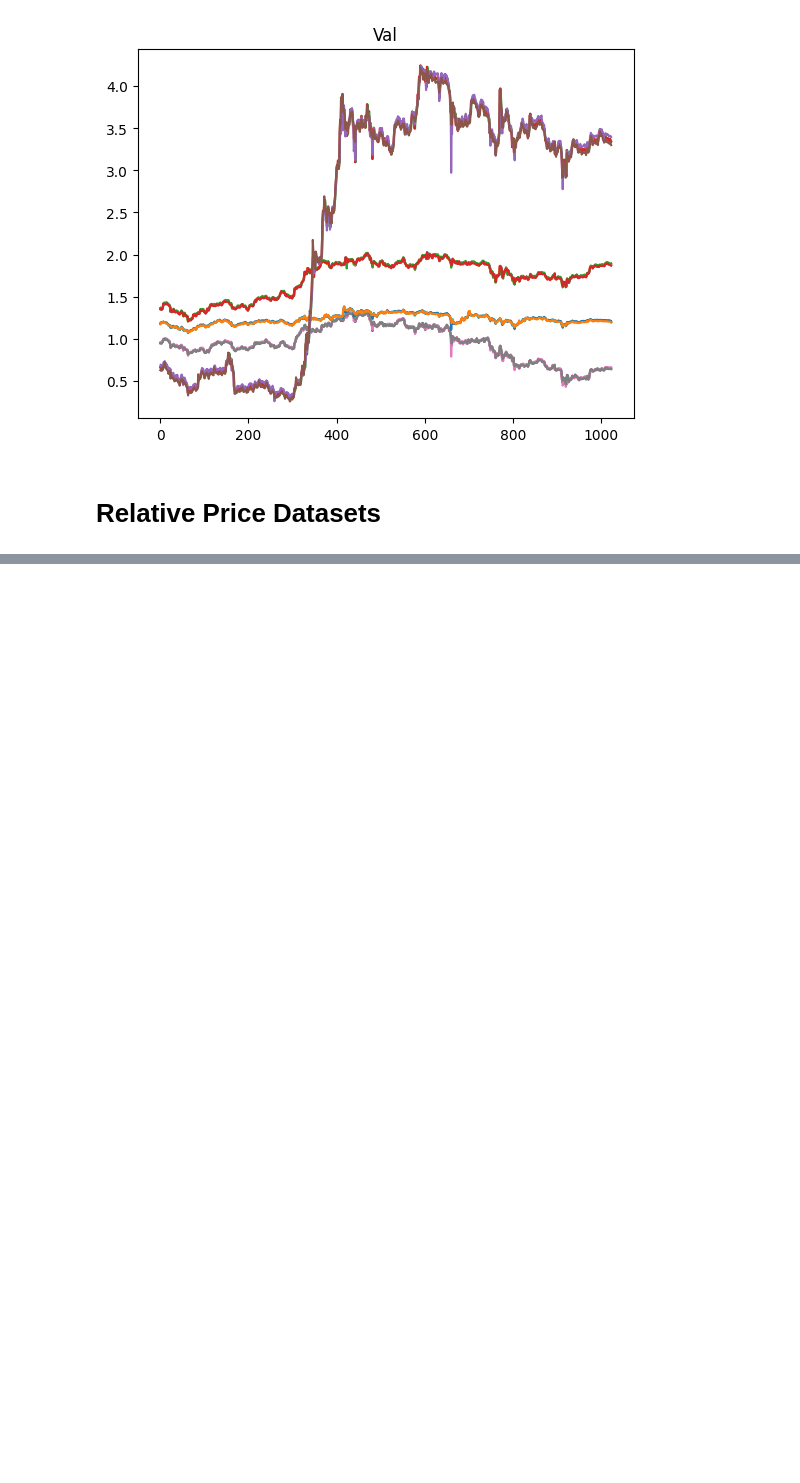
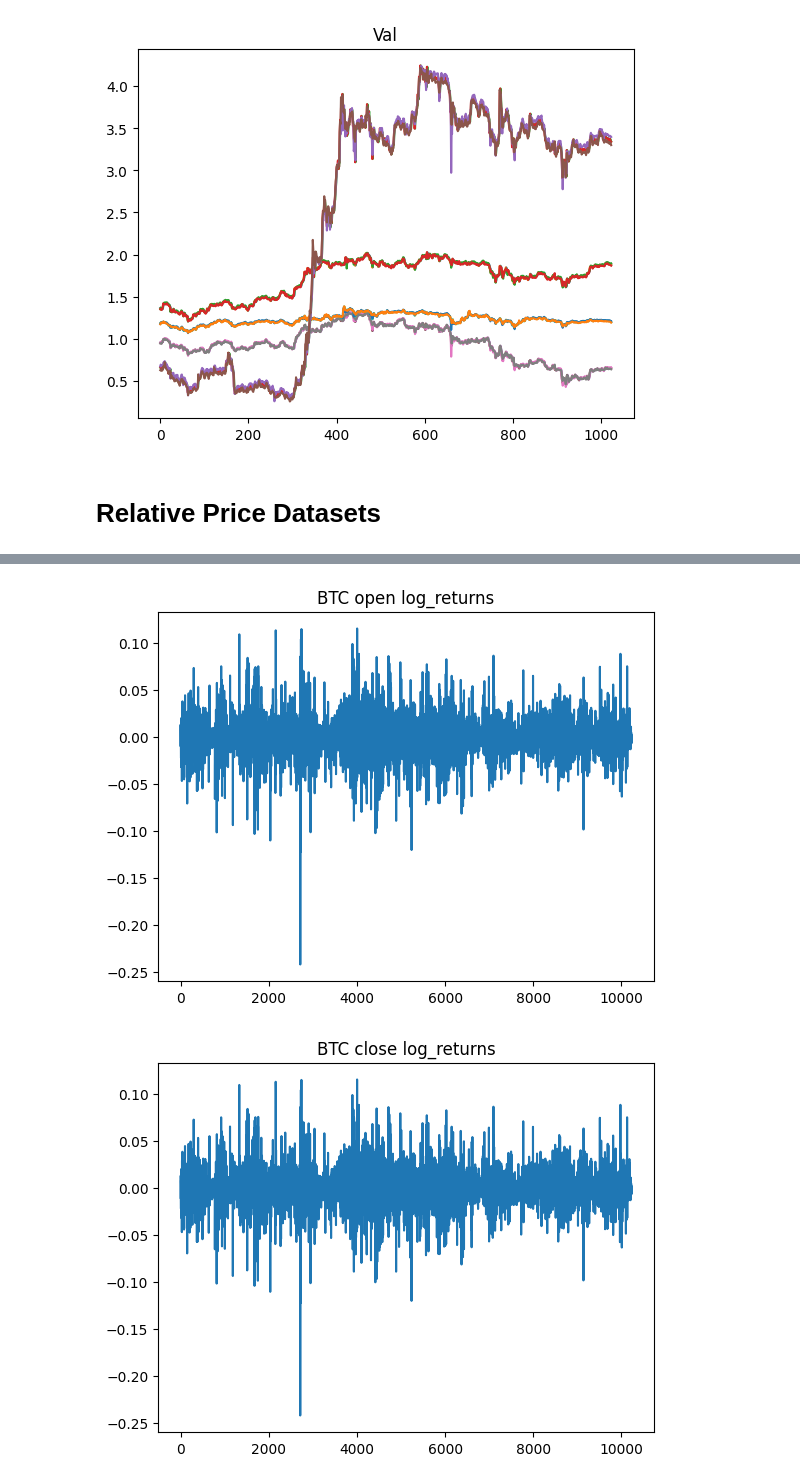
Before and after one commit to mericdemirors/CrossCurrencyPrediction, a Jupyter notebook: 04_data_cleaning.ipynb, the cells around one changed output, grey strips where cells are left out. Cells and saved outputs as stored; diff of their text form; code cells hidden in the pictures; blank space fills up the shorter version.

```diff
--- a/04_data_cleaning.ipynb
+++ b/04_data_cleaning.ipynb
@@ -199,0 +203,16 @@ plt.show()
+# %%
+plt.plot(range(len(log_returns["BTC_open"])), log_returns["BTC_open"])
+plt.title("BTC open log_returns")
+plt.show()
+plt.plot(range(len(log_returns["BTC_close"])), log_returns["BTC_close"])
+plt.title("BTC close log_returns")
+plt.show()
+plt.plot(range(len(log_returns["BTC_low"])), log_returns["BTC_low"])
+plt.title("BTC low log_returns")
+plt.show()
+plt.plot(range(len(log_returns["BTC_high"])), log_returns["BTC_high"])
+plt.title("BTC high log_returns")
+plt.show()
+# %% [output]
+[figure, added]
+[figure, added]
```
Also changed, not shown: parts of 6 cells of this notebook, 4 other files.
